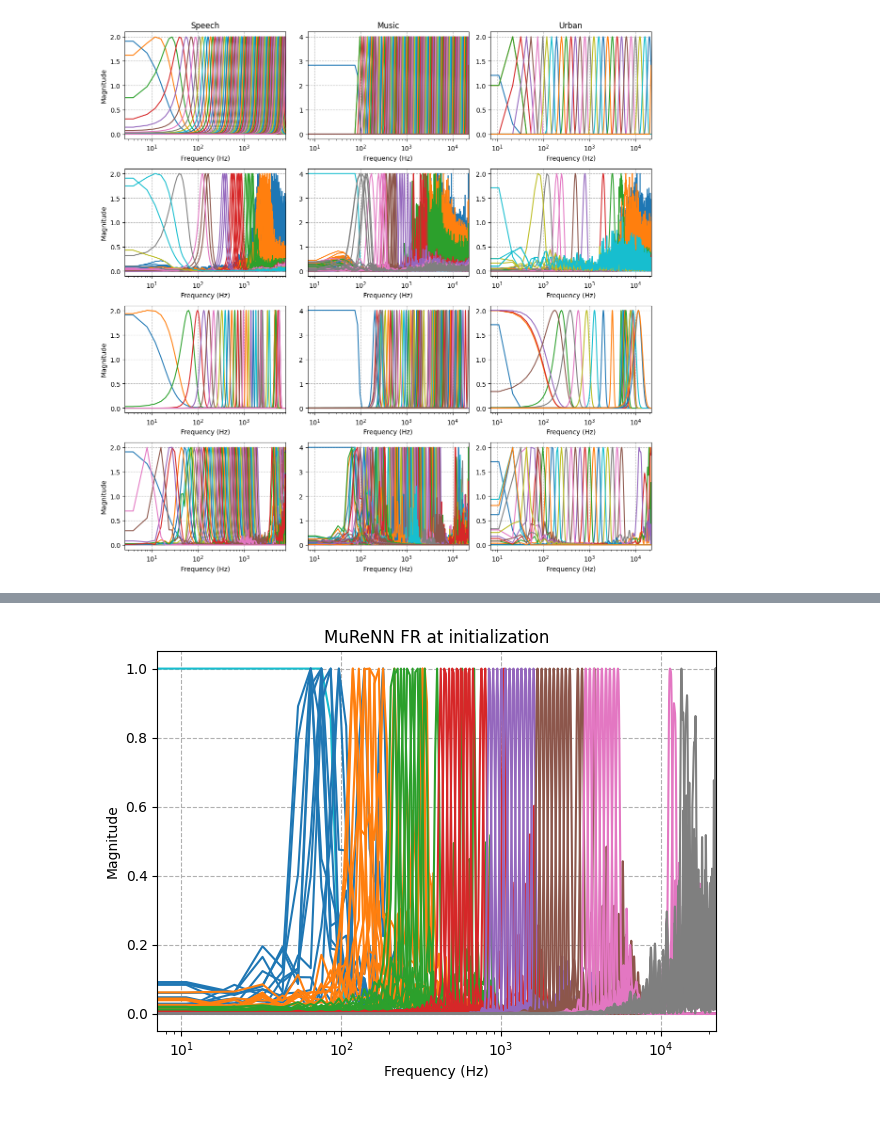
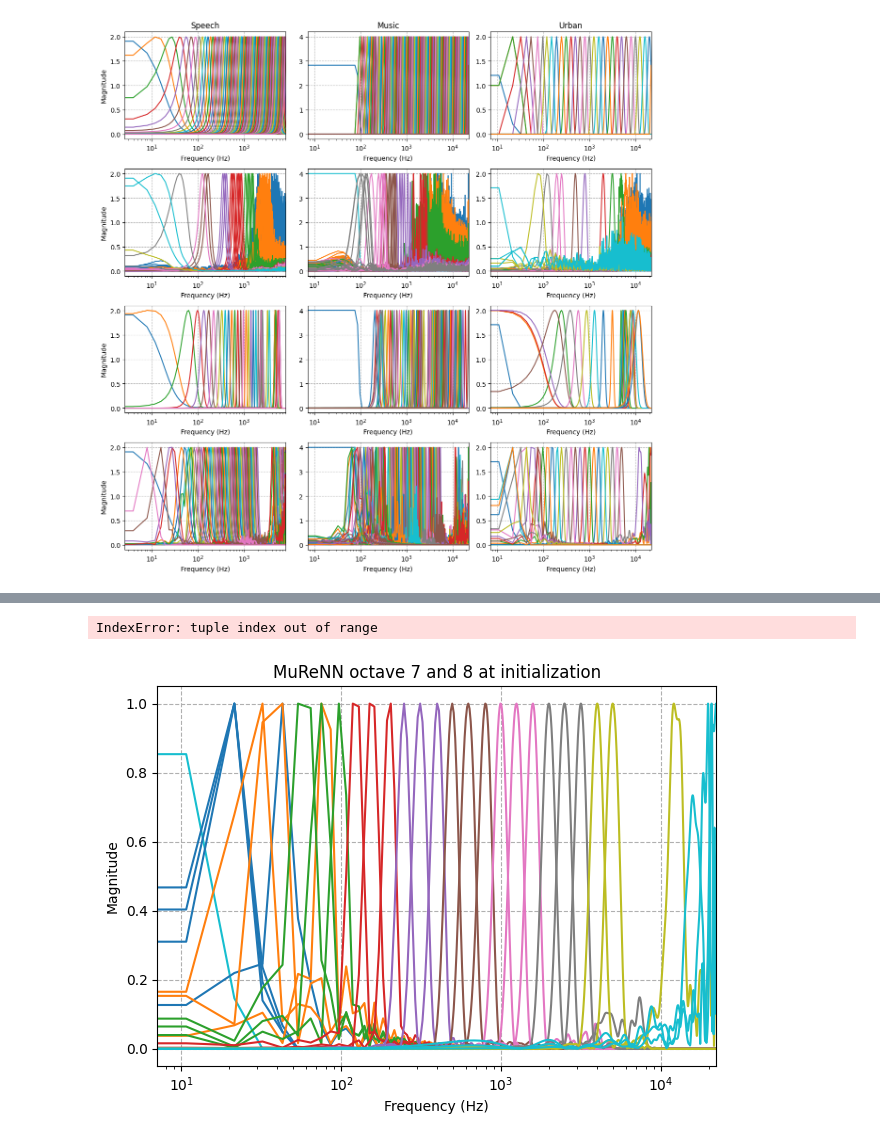
Before and after one commit to lostanlen/lostanlen2023waspaa, a Jupyter notebook: impulse responses.ipynb, the cells around one changed output, grey strips where cells are left out. Saved outputs shown, nothing was run; the diff lists cells and outputs as text; code cells hidden in the pictures.

```diff
--- a/impulse responses.ipynb
+++ b/impulse responses.ipynb
@@ -187,6 +208,14 @@ with open('Freqz/THIRD.pkl', 'rb') as fp:
     THIRD = pickle.load(fp)
 teacher_fr_urban = THIRD['freqz']
 teacher_fr_urban_lp = teacher_fr_urban[:,0][:,np. newaxis]
+
+
+#### Teacher
+
+# impulse responses
+teacher_imp_speech = get_imp(teacher_fr_speech,complex=True)
+teacher_imp_music = get_imp(teacher_fr_music,complex=True)
+teacher_imp_urban = get_imp(teacher_fr_urban,complex=True)
 # %%
 #### Music
 
@@ -430,10 +626,12 @@ plt.show()
 # %%
 from pytorch_lightning.callbacks import ModelCheckpoint
 
+domain = "urban"
+
 # Initialize model
-constructor = getattr(student, "MuReNN")
+constructor = getattr(student, "MuReNN") # declare class constructor
 spec = teacher.HYPERPARAMS[domain]
-Murenn_init = constructor(spec)
+Murenn_init = constructor(spec) # instantiate an instance of this class --> object
 
 # Setup checkpoints and Tensorboard logger
 checkpoint_cb = ModelCheckpoint(
@@ -446,7 +644,6 @@ checkpoint_cb = ModelCheckpoint(
 # %%
 _, x_levels = Murenn_init.tfm(dirac)
 J = len(x_levels)
-k = 0
 
 murenn_imp = []
 
@@ -459,7 +656,8 @@ for j,j_psi in enumerate(range(J)):
         y_imag = murenn_psi(x_level.imag)[0, k, :]
         y = y_real + 1j * y_imag
         y = y.detach().numpy()
-        y = scipy.signal.resample(y, (2**j_psi)*len(y))
-        murenn_imp.append(np.pad(y, ((T-len(y)+1)//2, (T-len(y))//2)))
-murenn_imp = np.array(murenn_imp)
-murenn_imp.shape
+        #y = scipy.signal.resample(y, (2**j_psi)*len(y))
+        #murenn_imp.append(np.pad(y, ((T-len(y)+1)//2, (T-len(y))//2)))
+        murenn_imp.append(y)
+#murenn_imp = np.array(murenn_imp)
+#murenn_imp.shape
@@ -466,24 +681,26 @@ murenn_imp.shape
 # %%
 murenn_init_fr = get_fr(murenn_imp)
-murenn_init_fr = np.append(teacher_fr_music_lp, murenn_init_fr, axis = 1)
-murenn_init_fr = murenn_fr_music / np.max(np.abs(murenn_init_fr), axis=0)
+murenn_init_fr = np.append(teacher_fr_urban_lp, murenn_init_fr, axis = 1)
+murenn_init_fr = murenn_fr_urban / np.max(np.abs(murenn_init_fr), axis=0)
+# %% [output]
+IndexError: tuple index out of range
 # %%
 oct_music = VQT["octave_tags"]
 
 col = [
     'tab:blue', 'tab:orange', 'tab:green', 'tab:red', 'tab:purple',
     'tab:brown', 'tab:pink', 'tab:gray', 'tab:olive', 'tab:cyan']
 
 for j in range(-1,10):
-    plt.semilogx(omega,np.abs(murenn_init_fr[:,np.where(oct_music == j)[1]])/ np.max(np.abs(murenn_init_fr[:,np.where(oct_music == j)[1]]), axis=0), color = col[j])
+    plt.semilogx(omega,np.abs(murenn_init_fr[:,np.where(oct_urban == j)[1]])/ np.max(np.abs(murenn_init_fr[:,np.where(oct_urban == j)[1]]), axis=0), color = col[j])
 
 plt.xlim([0, 22050])
 plt.xlabel("Frequency (Hz)")
 plt.ylabel("Magnitude")
 plt.grid(linestyle='--')
-plt.title("MuReNN FR at initialization")
+plt.title("MuReNN octave 7 and 8 at initialization")
 plt.savefig("Freqz/Plots/murenn_init_fr.png")
 plt.tight_layout()
 plt.show()
 # %% [output]
-[figure, old version]
+[figure, new version]
```
Also changed, not shown: parts of 17 cells of this notebook, 1 other file.
